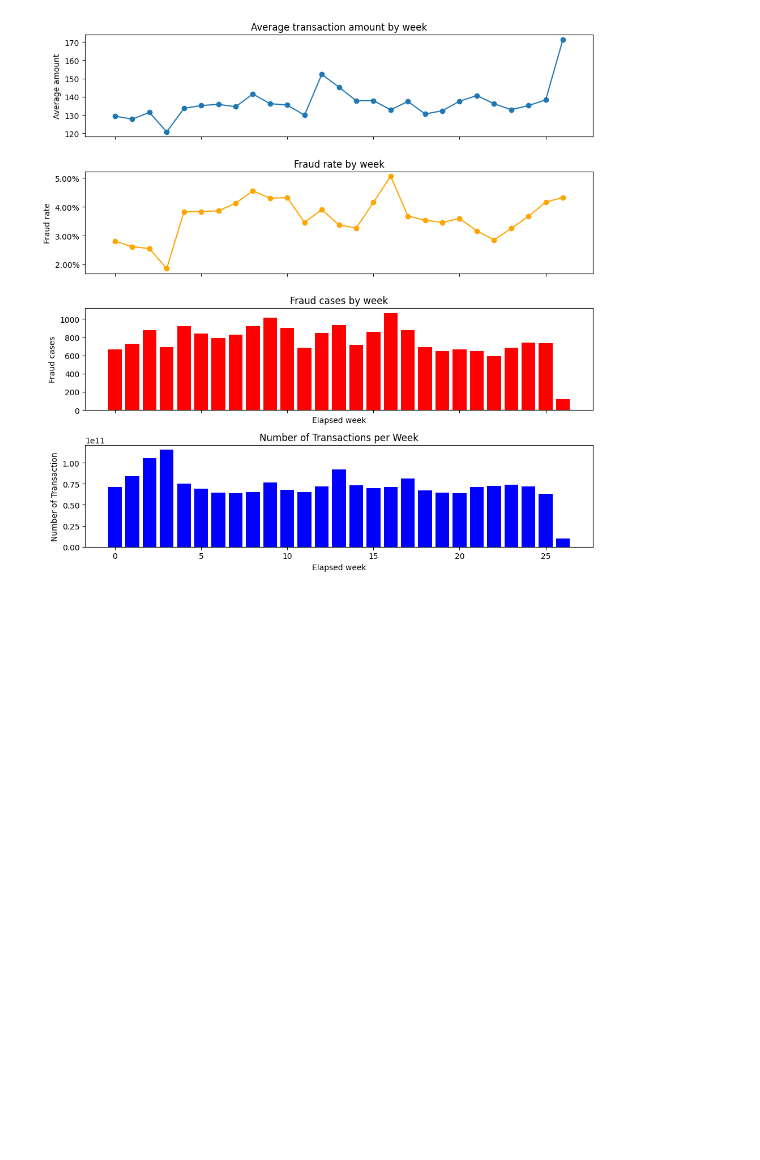
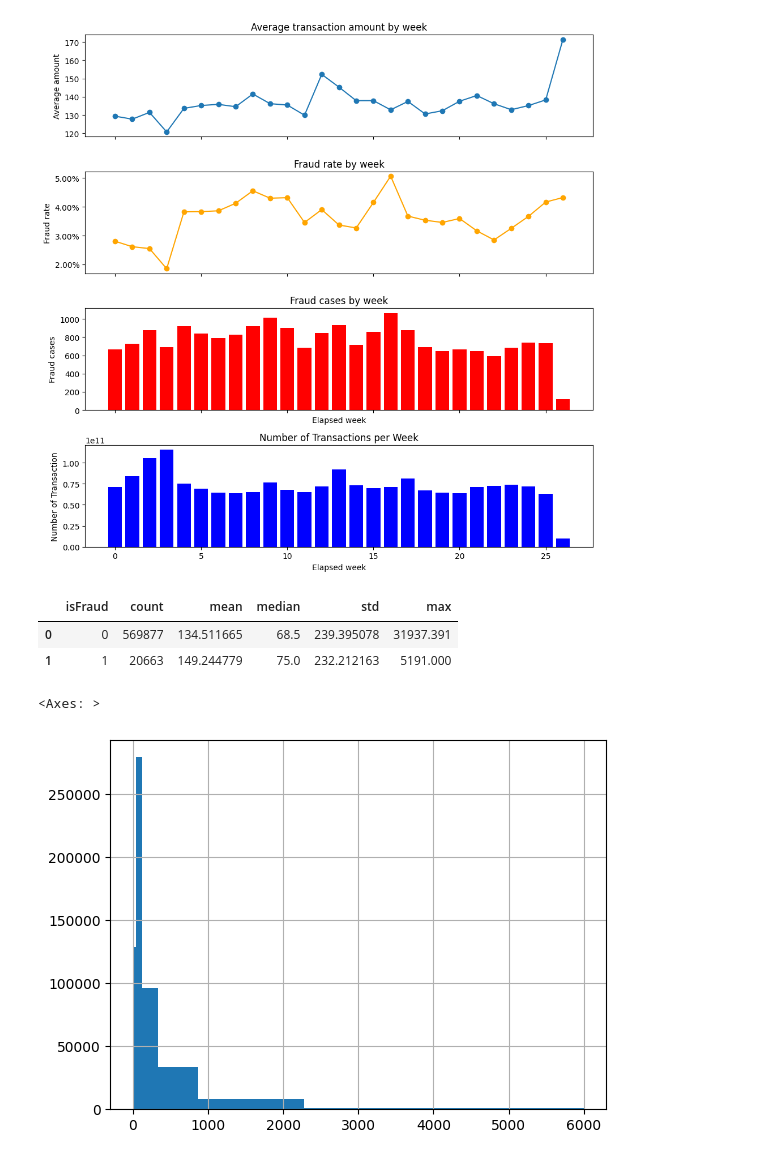
Before and after one commit to ZhuZiLiBryan/FraudGuard, a Jupyter notebook: src/eda.ipynb, the cells around one changed output. Saved outputs shown, nothing was run; the diff lists cells and outputs as text; code cells hidden in the pictures; blank space fills up the shorter version.

Commit message:
log scale bins

```diff
--- a/src/eda.ipynb
+++ b/src/eda.ipynb
@@ -165,3 +165,19 @@ plt.tight_layout()
 plt.show()
 # %% [output]
 [figure]
+# %%
+df.groupby("isFraud", as_index=False)["TransactionAmt"].agg(
+    ["count", "mean", "median", "std", "max"]
+)
+# %% [output]
+|  | isFraud | count | mean | median | std | max |
+| 0 | 0 | 569877 | 134.511665 | 68.5 | 239.395078 | 31937.391 |
+| 1 | 1 | 20663 | 149.244779 | 75.0 | 232.212163 | 5191.000 |
+# %%
+import numpy as np
+# Look at transaction amount for non-fraud attempts on log scales
+log_bins = np.logspace(0, np.log10(6000), 10)
+df[df["isFraud"] == 0]["TransactionAmt"].hist(bins=log_bins)
+# %% [output]
+<Axes: >
+[figure, added]
```
Also changed, not shown: parts of 2 cells of this notebook.
